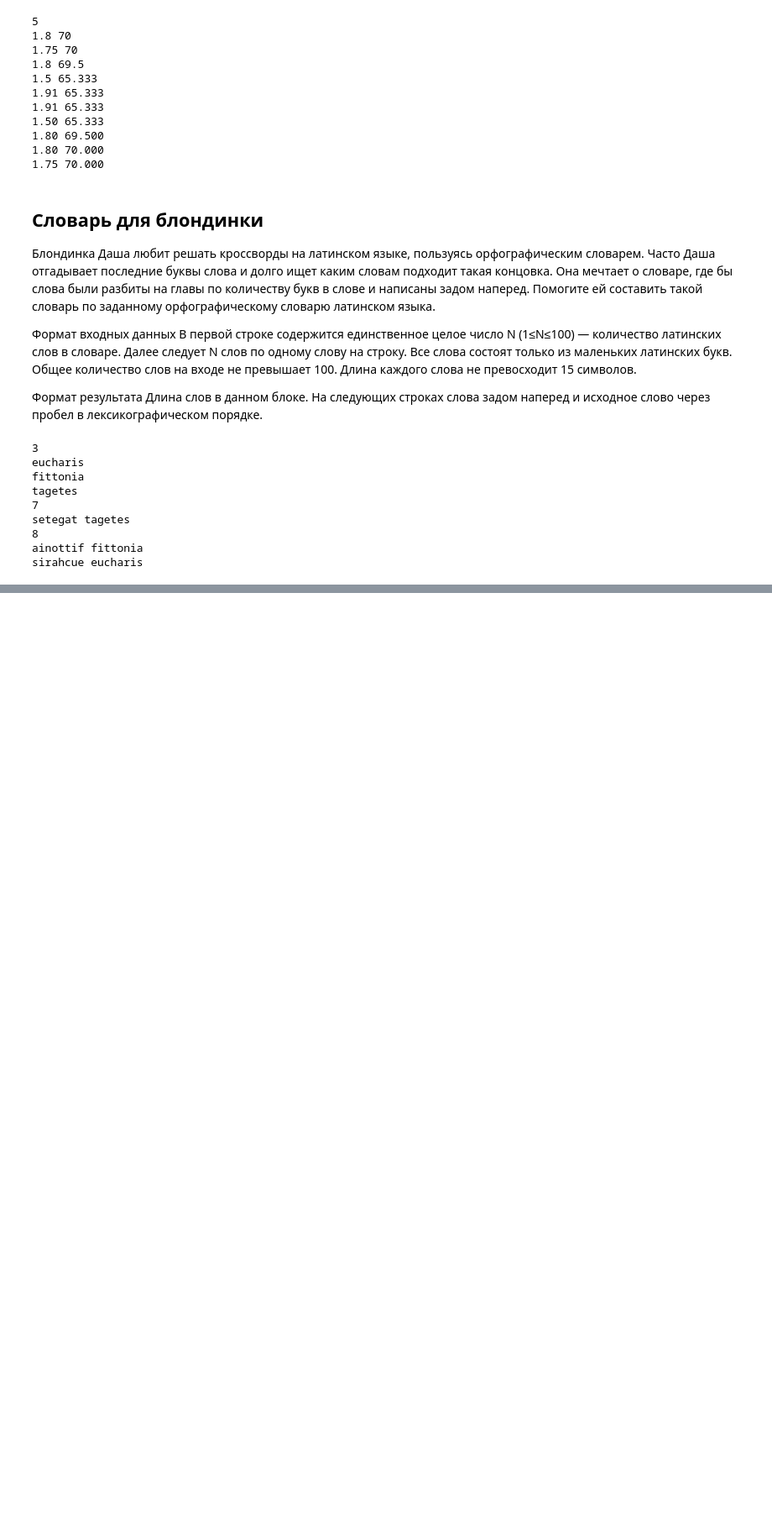
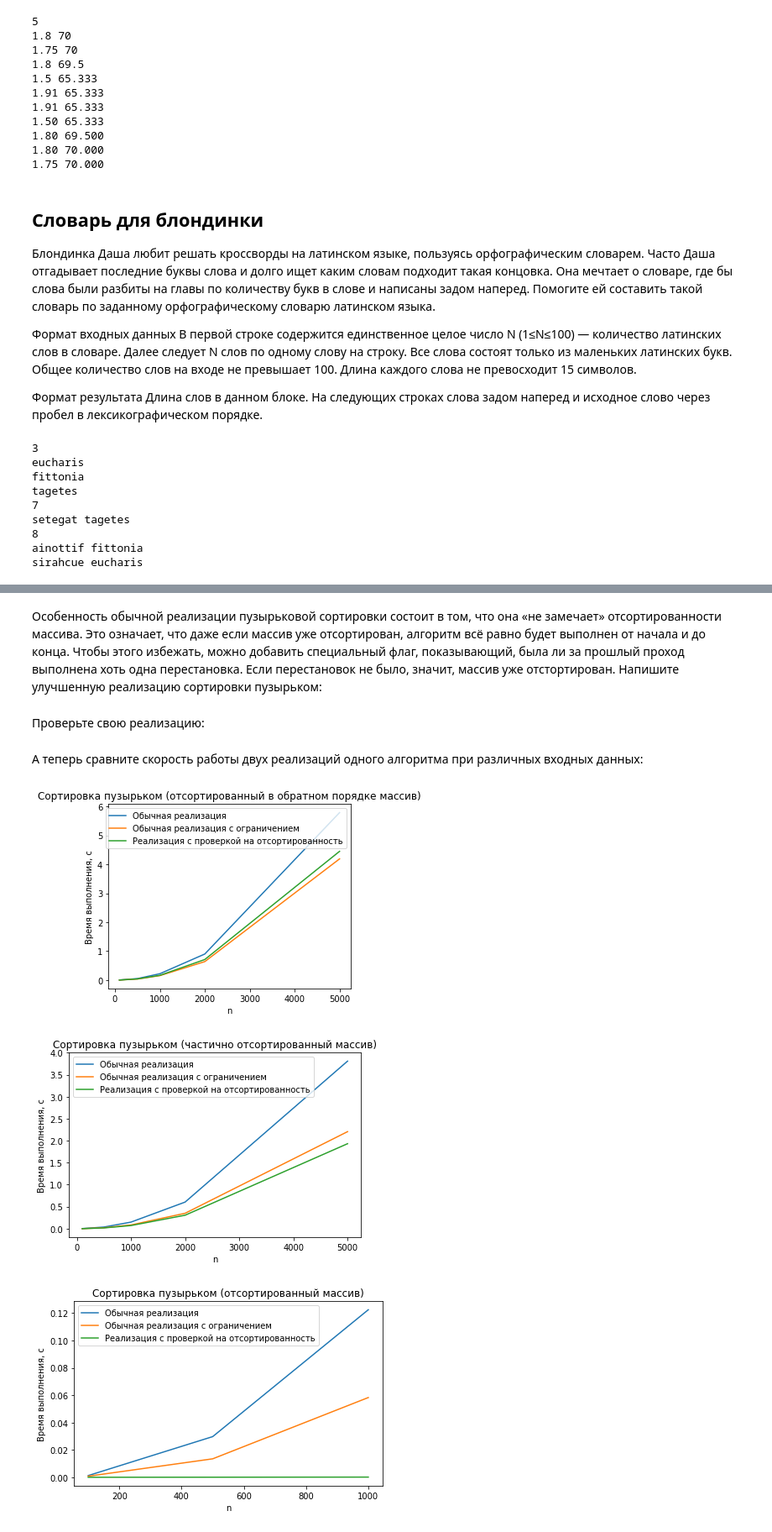
Before and after one commit to Heymdale/Python-practices, a Jupyter notebook: Practices.ipynb, the cells around one changed output, grey strips where cells are left out. Shown at 84% size. Cells and saved outputs as stored; diff of their text form; code cells hidden in the pictures; blank space fills up the shorter version.

```diff
--- a/Practices.ipynb
+++ b/Practices.ipynb
@@ -3266,0 +3403,4 @@ sirahcue eucharis
+# %%
+a = [5, 4, 3, 2, 1]
+bubble_sort(a)
+assert util.is_sorted(a)
@@ -3266,0 +3409,7 @@ sirahcue eucharis
+# %%
+def bubble_sort_bound(a):
+  n = len(a)
+  for j in range(1, n):
+    for i in range(0, n-j):
+      if a[i] > a[i+1]:
+        a[i], a[i+1] = a[i+1], a[i]
@@ -3266,0 +3418,19 @@ sirahcue eucharis
+# %%
+a = [5, 4, 3, 2, 1]
+bubble_sort_bound(a)
+assert util.is_sorted(a)
+# %% [markdown]
+Особенность обычной реализации пузырьковой сортировки состоит в том, что она «не замечает» отсортированности массива. Это означает, что даже если массив уже отсортирован, алгоритм всё равно будет выполнен от начала и до конца. Чтобы этого избежать, можно добавить специальный флаг, показывающий, была ли за прошлый проход выполнена хоть одна перестановка. Если перестановок не было, значит, массив уже отстортирован. Напишите улучшенную реализацию сортировки пузырьком:
+# %%
+def bubble_sort_adaptive(a):
+  n = len(a)
+  for j in range(1, n):
+    flag = 0
+    for i in range(0, n-j):
+      if a[i] > a[i+1]:
+        flag += 1
+        a[i], a[i+1] = a[i+1], a[i]
+    if flag == 0:
+      break
+# %% [markdown]
+Проверьте свою реализацию:
@@ -3266,0 +3441,13 @@ sirahcue eucharis
+# %% [markdown]
+А теперь сравните скорость работы двух реализаций одного алгоритма при различных входных данных:
+# %%
+util.plot_bubble_sort_results(
+    ('Обычная реализация', bubble_sort),
+    ('Обычная реализация с ограничением', bubble_sort_bound),
+    ('Реализация с проверкой на отсортированность', bubble_sort_adaptive)
+
+)
+# %% [output]
+[figure, added]
+[figure, added]
+[figure, added]
```
Also changed, not shown: parts of 61 cells of this notebook.
